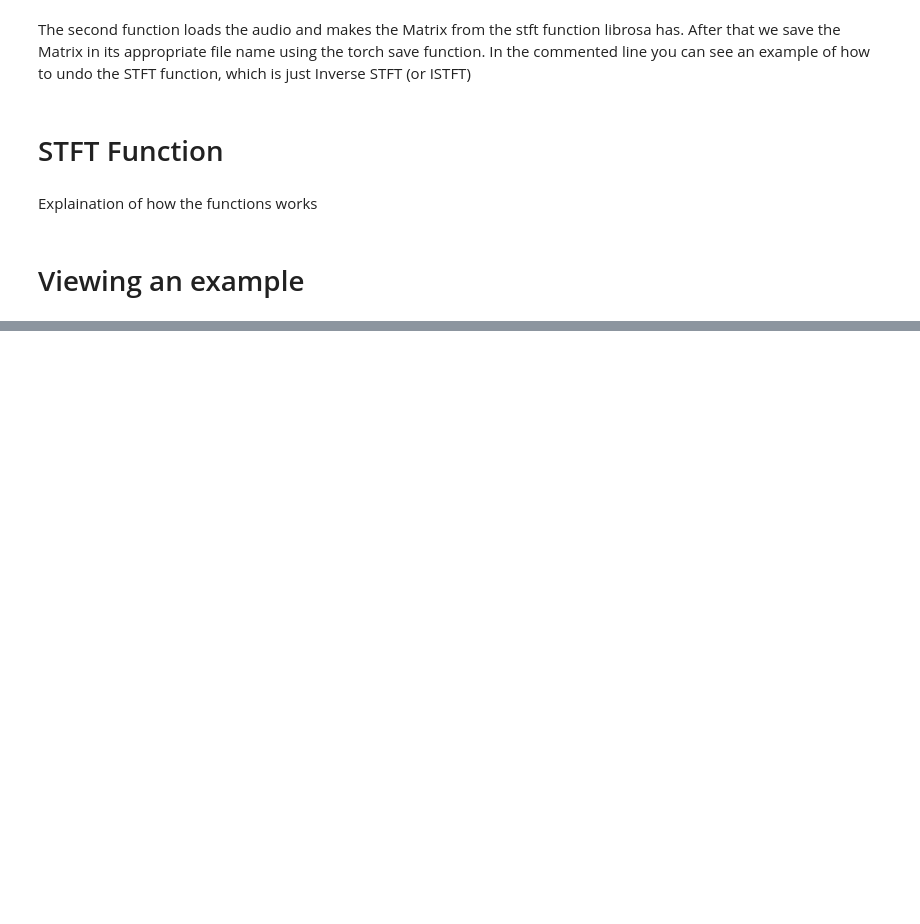
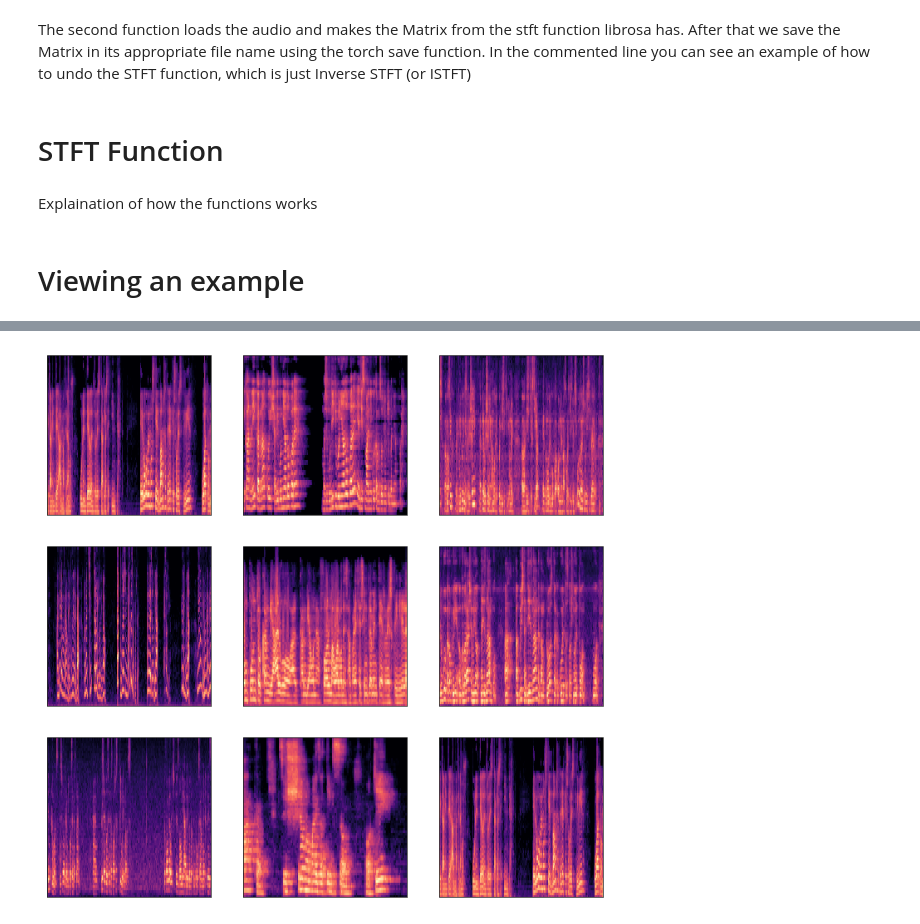
Before and after one commit to hoftherose/NN2Course, a Jupyter notebook: Sound/Crapify.ipynb, the cells around one changed output, grey strips where cells are left out. Saved outputs shown, nothing was run; the diff lists cells and outputs as text; code cells hidden in the pictures; blank space fills up the shorter version.

```diff
--- a/Sound/Crapify.ipynb
+++ b/Sound/Crapify.ipynb
@@ -191,0 +138,8 @@ Audio(data2, rate=sample_rate)
+# %%
+rows = 3
+cols = 3
+axs = fai.subplots(rows, cols)
+for i, file in enumerate(noisy_files[:rows*cols]):
+    plot_matrix(path_good/Path(file), ax=axs[i//rows][i%rows])
+# %% [output]
+[figure, added]
```
Also changed, not shown: parts of 34 cells of this notebook, 4 other files.
